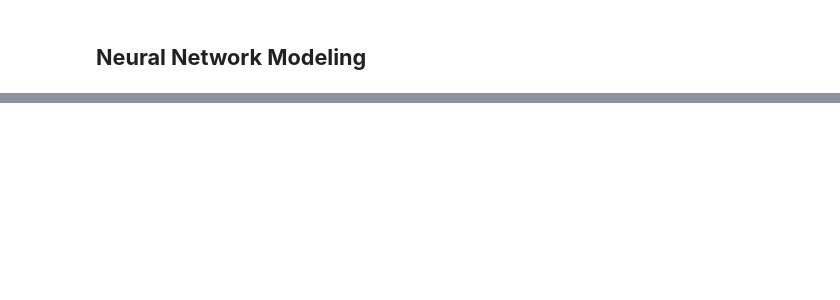
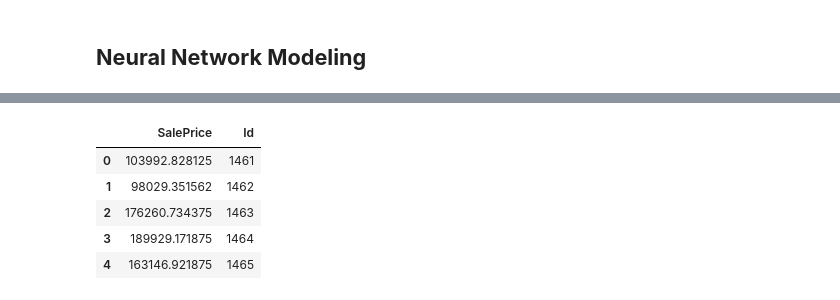
Before and after one commit to starkjones/House-Prices-Advanced-Regression-Kaggle-Exercise, a Jupyter notebook: Neural_Network_Kaggle_Exercise.ipynb, the cells around one changed output, grey strips where cells are left out. Saved outputs shown, nothing was run; the diff lists cells and outputs as text; code cells hidden in the pictures; blank space fills up the shorter version.

```diff
--- a/Neural_Network_Kaggle_Exercise.ipynb
+++ b/Neural_Network_Kaggle_Exercise.ipynb
@@ -424,0 +427,16 @@ ValueError: ignored
+# %%
+# Data Frame of Sequencial test predictions:
+
+
+nn_pred_df = pd.DataFrame(nn_test_predicitions, columns= ['SalePrice'])
+
+nn_pred_df['Id'] = df_test['id']
+
+nn_pred_df.head()
+# %% [output]
+|  | SalePrice | Id |
+| 0 | 103992.828125 | 1461 |
+| 1 | 98029.351562 | 1462 |
+| 2 | 176260.734375 | 1463 |
+| 3 | 189929.171875 | 1464 |
+| 4 | 163146.921875 | 1465 |
```
Also changed, not shown: parts of 20 cells of this notebook.
